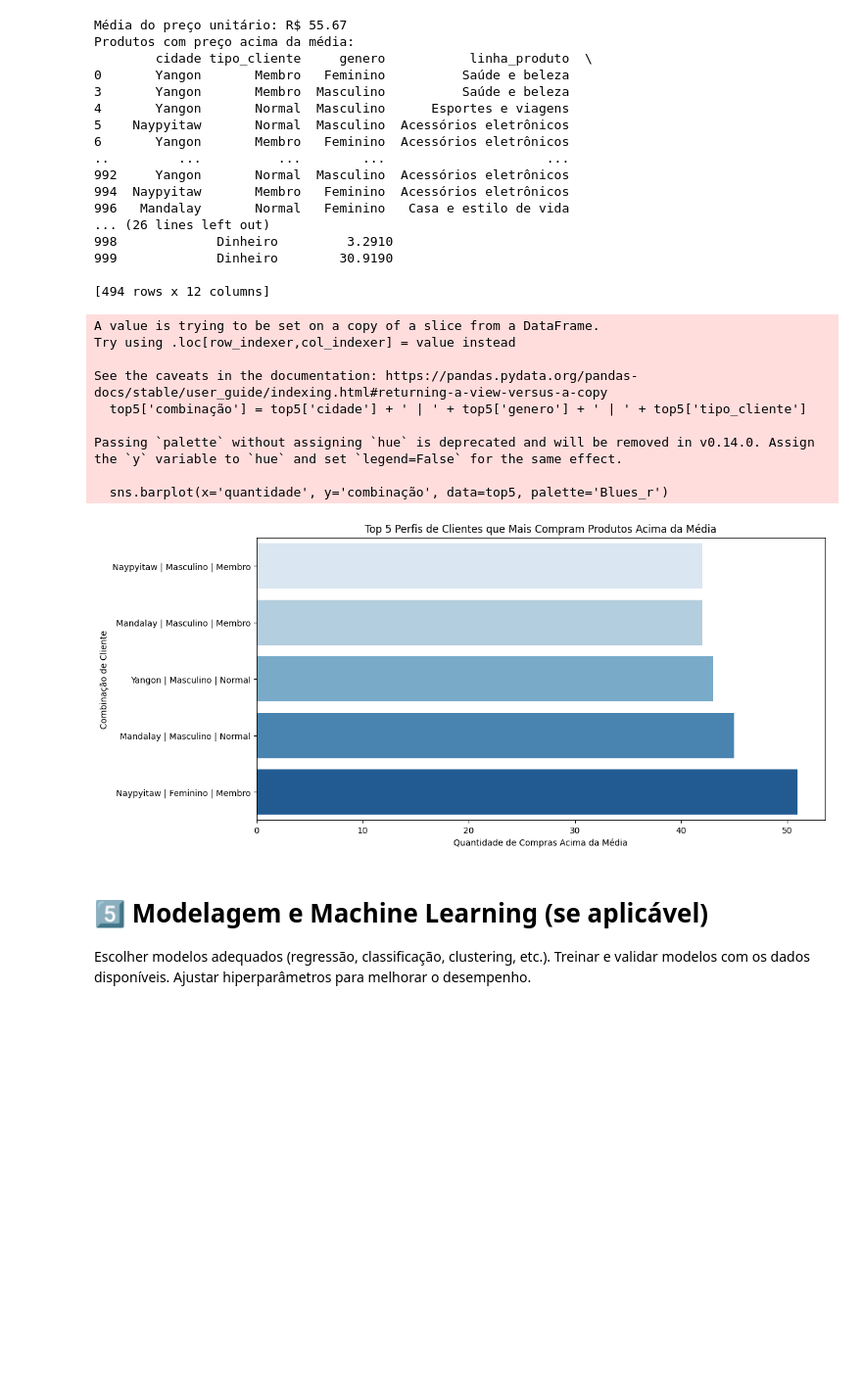
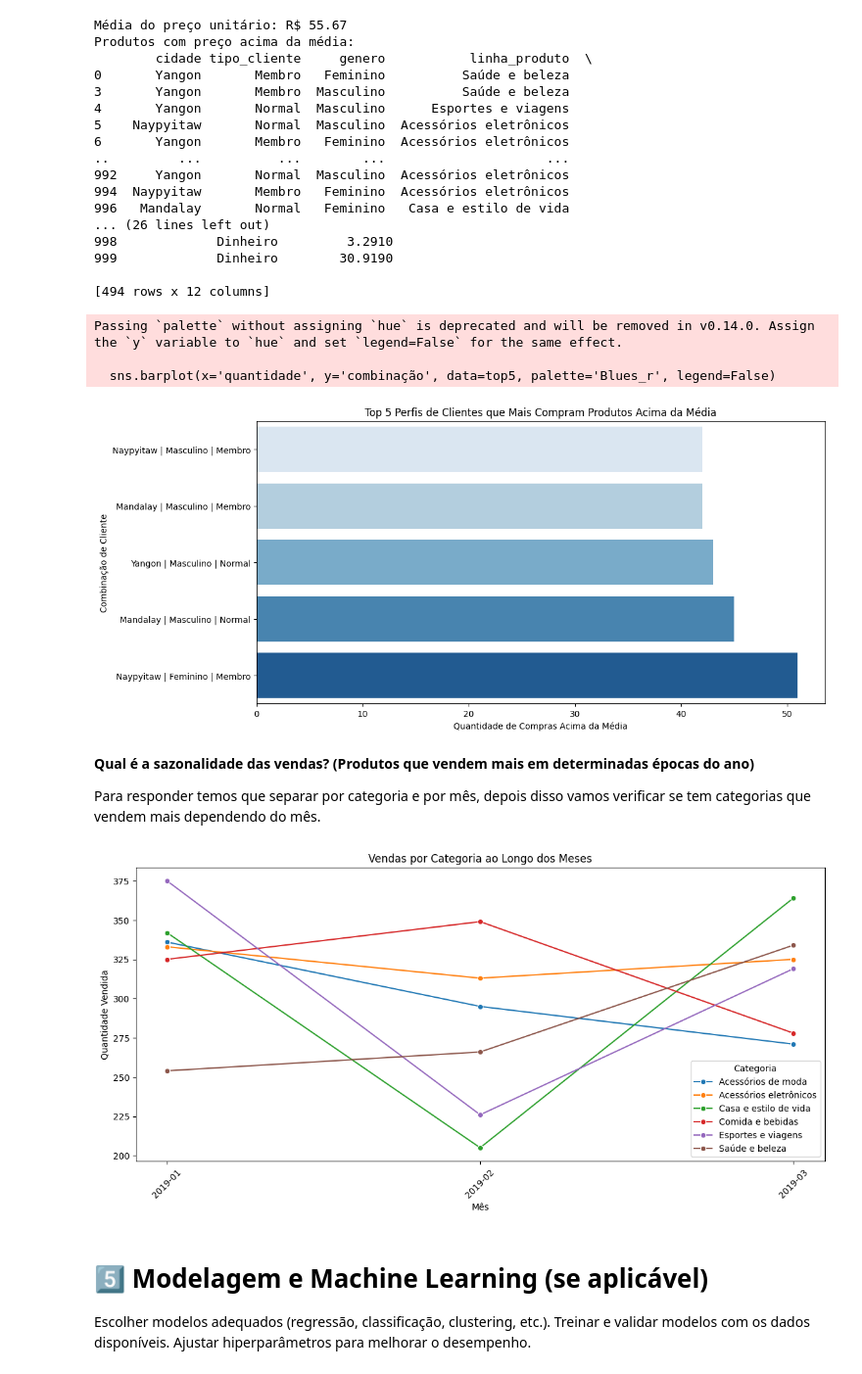
Before and after one commit to EduardaSantosDiniz/Aumento_do_Ticket_Medio_No_Supermercado, a Jupyter notebook: vendas_supermecado.ipynb, the cells around one changed output. Shown: that part at 98% size. Cells and saved outputs as stored; diff of their text form; code cells hidden in the pictures; blank space fills up the shorter version.

```diff
--- a/vendas_supermecado.ipynb
+++ b/vendas_supermecado.ipynb
@@ -274,24 +274,12 @@ Produtos com preço acima da média:
 
 [494 rows x 12 columns]
 # %%
-import matplotlib.pyplot as plt
-import seaborn as sns
-
-# Contar quantas vezes cada combinação aparece na base filtrada
-contagem_clientes = acima_da_media.groupby(['cidade', 'genero', 'tipo_cliente']).size().reset_index(name='quantidade')
-
-# Ordenar do maior para o menor
-contagem_clientes = contagem_clientes.sort_values(by='quantidade', ascending=False)
-
-# Pegar as 5 combinações mais frequentes
-top5 = contagem_clientes.head(5)
-
-# Criar um rótulo para cada combinação
-top5['combinação'] = top5['cidade'] + ' | ' + top5['genero'] + ' | ' + top5['tipo_cliente']
+# Criar a coluna de combinação de forma segura
+top5.loc[:, 'combinação'] = top5['cidade'] + ' | ' + top5['genero'] + ' | ' + top5['tipo_cliente']
 
 # Criar o gráfico
 plt.figure(figsize=(12, 6))
-sns.barplot(x='quantidade', y='combinação', data=top5, palette='Blues_r')
+sns.barplot(x='quantidade', y='combinação', data=top5, palette='Blues_r', legend=False)
 
 # Adicionar títulos e rótulos
 plt.xlabel("Quantidade de Compras Acima da Média")
@@ -302,16 +290,41 @@ plt.gca().invert_yaxis()  # Inverter para mostrar do maior para o menor
 # Exibir o gráfico
 plt.show()
 # %% [output]
-A value is trying to be set on a copy of a slice from a DataFrame.
-Try using .loc[row_indexer,col_indexer] = value instead
-
-See the caveats in the documentation: https://pandas.pydata.org/pandas-docs/stable/user_guide/indexing.html#returning-a-view-versus-a-copy
-  top5['combinação'] = top5['cidade'] + ' | ' + top5['genero'] + ' | ' + top5['tipo_cliente']
-
 Passing `palette` without assigning `hue` is deprecated and will be removed in v0.14.0. Assign the `y` variable to `hue` and set `legend=False` for the same effect.
 
-  sns.barplot(x='quantidade', y='combinação', data=top5, palette='Blues_r')
+  sns.barplot(x='quantidade', y='combinação', data=top5, palette='Blues_r', legend=False)
 [figure]
+# %% [markdown]
+**Qual é a sazonalidade das vendas? (Produtos que vendem mais em determinadas épocas do ano)**
+
+Para responder temos que separar por categoria e por mês, depois disso vamos verificar se tem categorias que vendem mais dependendo do mês.
+# %%
+import pandas as pd
+import matplotlib.pyplot as plt
+import seaborn as sns
+
+# Supondo que o dataset tenha uma coluna 'data_venda' e 'categoria'
+df['data'] = pd.to_datetime(df['data'])  # Converter para datetime
+df['mes'] = df['data'].dt.strftime('%Y-%m')   # Criar coluna de mês (Ano-Mês)
+
+# Agrupar vendas por categoria e mês
+vendas_por_categoria_mes = df.groupby(['mes', 'linha_produto'])['quantidade'].sum().reset_index()
+
+# Criar o gráfico
+plt.figure(figsize=(14, 6))
+sns.lineplot(data=vendas_por_categoria_mes, x='mes', y='quantidade', hue='linha_produto', marker='o')
+
+# Ajustar labels
+plt.xlabel("Mês")
+plt.ylabel("Quantidade Vendida")
+plt.title("Vendas por Categoria ao Longo dos Meses")
+plt.xticks(rotation=45)
+plt.legend(title="Categoria")
+
+# Exibir o gráfico
+plt.show()
+# %% [output]
+[figure, added]
 # %% [markdown]
 # 5️⃣ Modelagem e Machine Learning (se aplicável)
 Escolher modelos adequados (regressão, classificação, clustering, etc.).
```
Also changed, not shown: parts of 1 cell of this notebook.
